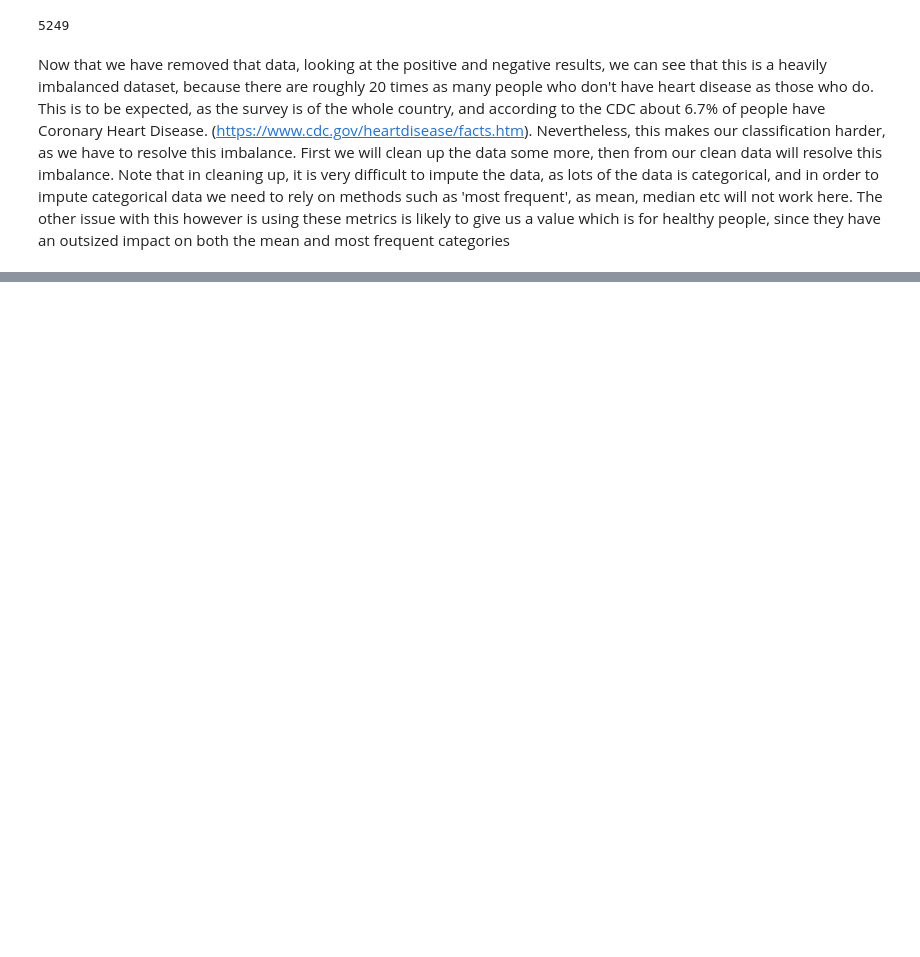
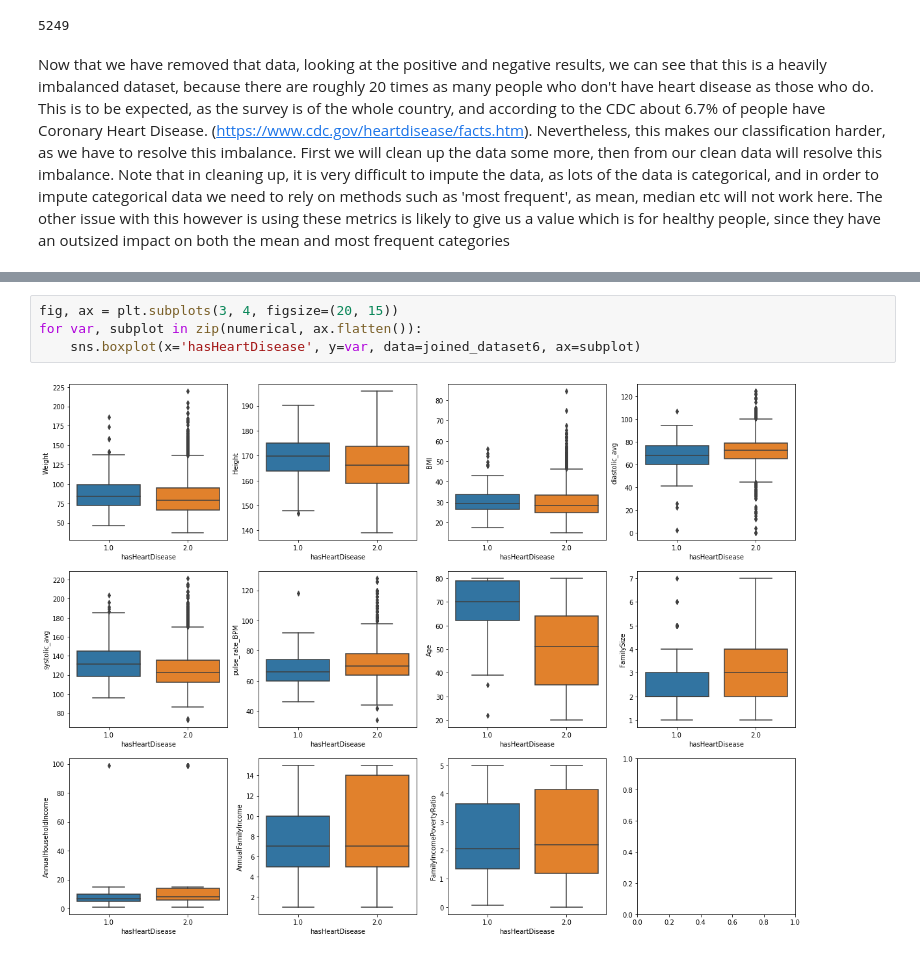
Before and after one commit to DMarshallDeveloper/HeartDiseaseClassifier, a Jupyter notebook: DATA301ProjectPhase2.ipynb, the cells around one changed output, grey strips where cells are left out. Cells and saved outputs as stored; diff of their text form; blank space fills up the shorter version.

```diff
--- a/DATA301ProjectPhase2.ipynb
+++ b/DATA301ProjectPhase2.ipynb
@@ -390,0 +480,6 @@ After this we can see that the dataset is much more balanced now, and we are fin
+# %%
+fig, ax = plt.subplots(3, 4, figsize=(20, 15))
+for var, subplot in zip(numerical, ax.flatten()):
+    sns.boxplot(x='hasHeartDisease', y=var, data=joined_dataset6, ax=subplot)
+# %% [output]
+[figure, added]
```
Also changed, not shown: parts of 62 cells of this notebook.
